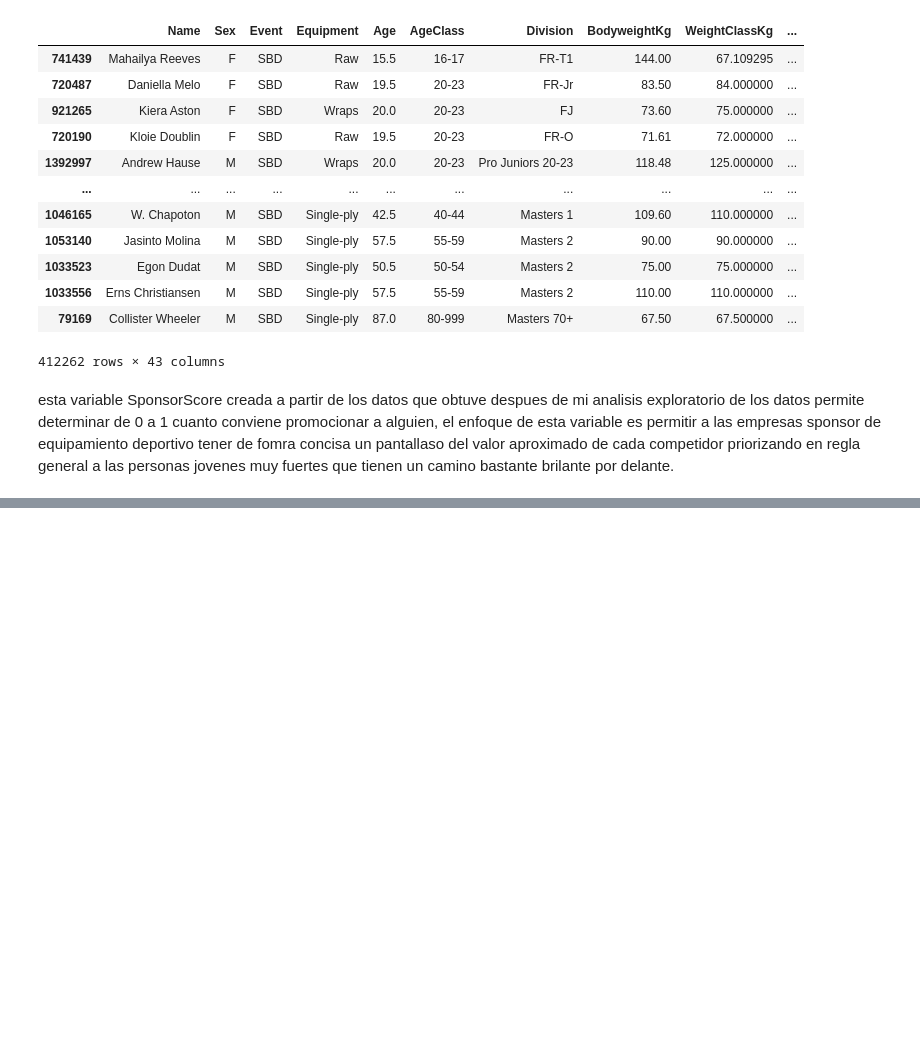
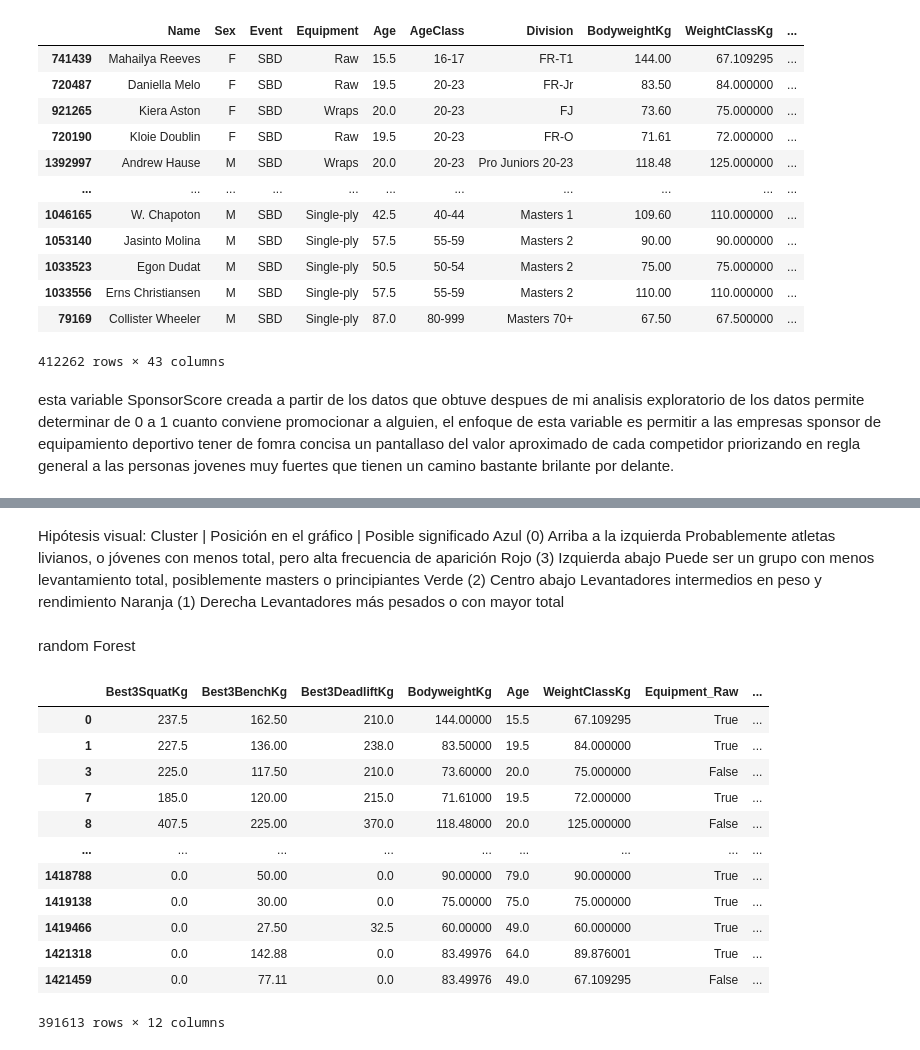
Before and after one commit to matiespinel/proyecto-coder, a Jupyter notebook: PrimeraEntrega_MatiasEspinel.ipynb, the cells around one changed output, grey strips where cells are left out. Drawn from its saved outputs; the diff is of its cells as text; code cells hidden in the pictures; blank space fills up the shorter version.

```diff
--- a/PrimeraEntrega_MatiasEspinel.ipynb
+++ b/PrimeraEntrega_MatiasEspinel.ipynb
@@ -608,0 +761,29 @@ df_top_SpSc.to_csv("datos_entreno", index= False)
+# %% [markdown]
+Hipótesis visual:
+Cluster	    | Posición en el gráfico	| Posible significado
+Azul (0)	    Arriba a la izquierda	  Probablemente atletas livianos, o jóvenes con menos total, pero alta frecuencia de aparición
+Rojo (3)	    Izquierda abajo	          Puede ser un grupo con menos levantamiento total, posiblemente masters o principiantes
+Verde (2)	    Centro abajo	          Levantadores intermedios en peso y rendimiento
+Naranja (1) 	Derecha	                  Levantadores más pesados o con mayor total
+# %% [markdown]
+random Forest
+# %%
+lifts = ['Best3SquatKg', 'Best3BenchKg', 'Best3DeadliftKg']
+df_clean[lifts] = df_clean[lifts].fillna(0)
+df_clean['BodyweightKg'] = df_clean['BodyweightKg'].fillna(df_clean['BodyweightKg'].mean())
+df_clean['Age'] = df_clean['Age'].fillna(df_clean['Age'].mean())
+X
+# %% [output]
+|  | Best3SquatKg | Best3BenchKg | Best3DeadliftKg | BodyweightKg | Age | WeightClassKg | Equipment_Raw | ... |
+| 0 | 237.5 | 162.50 | 210.0 | 144.00000 | 15.5 | 67.109295 | True | ... |
+| 1 | 227.5 | 136.00 | 238.0 | 83.50000 | 19.5 | 84.000000 | True | ... |
+| 3 | 225.0 | 117.50 | 210.0 | 73.60000 | 20.0 | 75.000000 | False | ... |
+| 7 | 185.0 | 120.00 | 215.0 | 71.61000 | 19.5 | 72.000000 | True | ... |
+| 8 | 407.5 | 225.00 | 370.0 | 118.48000 | 20.0 | 125.000000 | False | ... |
+| ... | ... | ... | ... | ... | ... | ... | ... | ... |
+| 1418788 | 0.0 | 50.00 | 0.0 | 90.00000 | 79.0 | 90.000000 | True | ... |
+| 1419138 | 0.0 | 30.00 | 0.0 | 75.00000 | 75.0 | 75.000000 | True | ... |
+| 1419466 | 0.0 | 27.50 | 32.5 | 60.00000 | 49.0 | 60.000000 | True | ... |
+| 1421318 | 0.0 | 142.88 | 0.0 | 83.49976 | 64.0 | 89.876001 | True | ... |
+| 1421459 | 0.0 | 77.11 | 0.0 | 83.49976 | 49.0 | 67.109295 | False | ... |
+391613 rows × 12 columns
```
Also changed, not shown: parts of 18 cells of this notebook, 2 other files.
